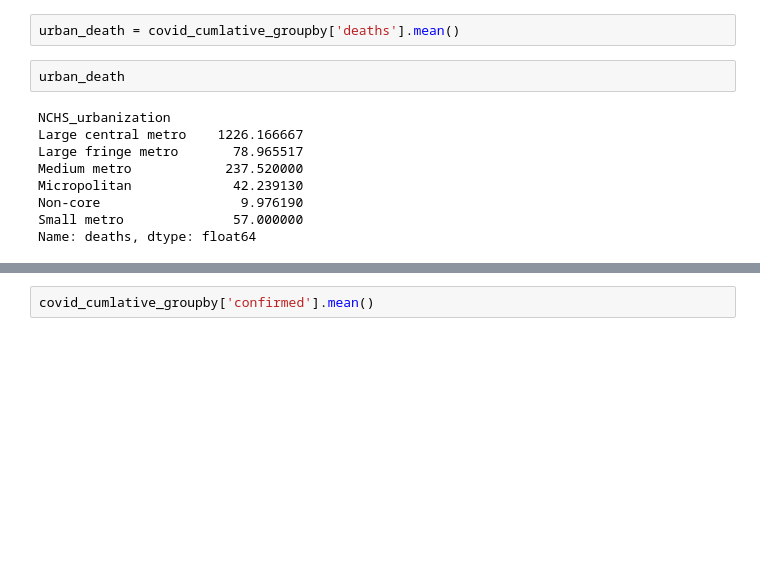
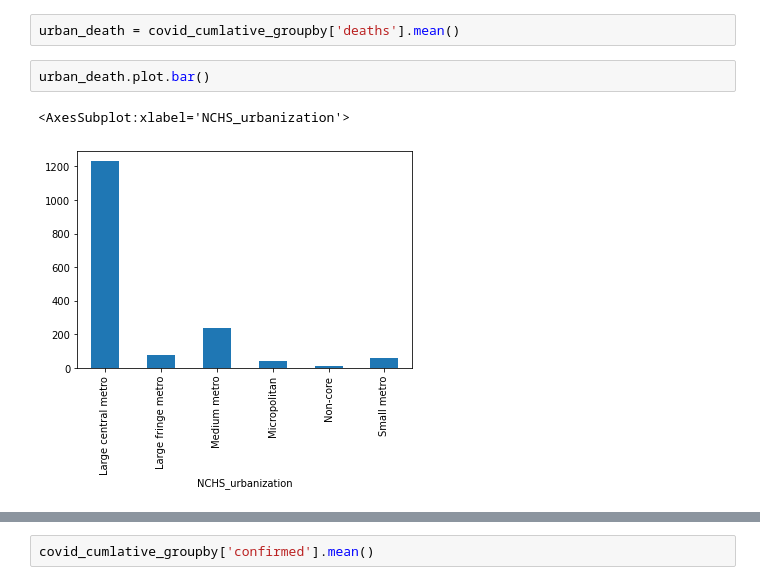
Before and after one commit to inkosi-codes/Covid-19-and-Low-Income-Communities, a Jupyter notebook: src/Covid_and_low_income_communities.ipynb, the cells around one changed output, grey strips where cells are left out. Saved outputs shown, nothing was run; the diff lists cells and outputs as text; blank space fills up the shorter version.

```diff
--- a/src/Covid_and_low_income_communities.ipynb
+++ b/src/Covid_and_low_income_communities.ipynb
@@ -143,14 +146,8 @@ combined.plot(kind='bar', stacked=True)
 # %%
 urban_death = covid_cumlative_groupby['deaths'].mean()
 # %%
-urban_death
+urban_death.plot.bar()
 # %% [output]
-NCHS_urbanization
-Large central metro    1226.166667
-Large fringe metro       78.965517
-Medium metro            237.520000
-Micropolitan             42.239130
-Non-core                  9.976190
-Small metro              57.000000
-Name: deaths, dtype: float64
+<AxesSubplot:xlabel='NCHS_urbanization'>
+[figure, added]
 # %%
```
Also changed, not shown: parts of 14 cells of this notebook.
